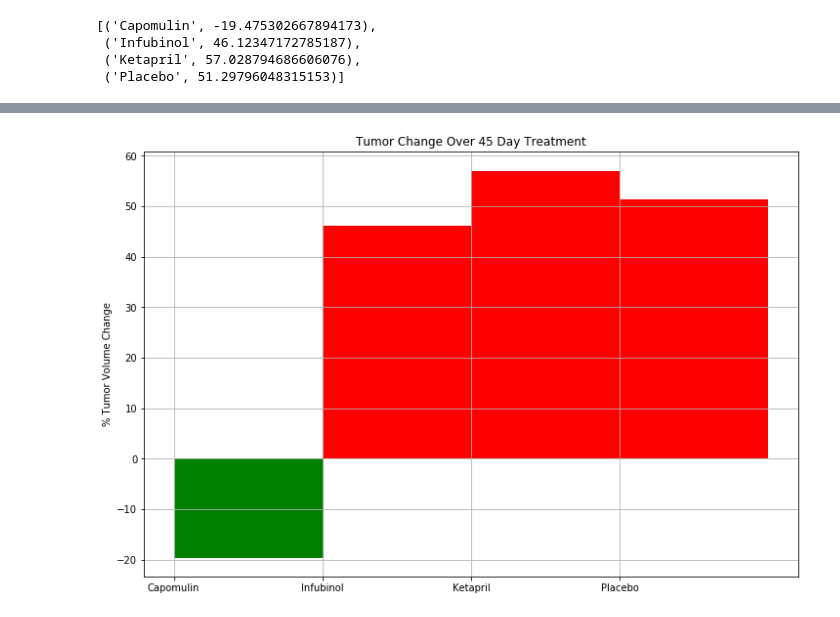
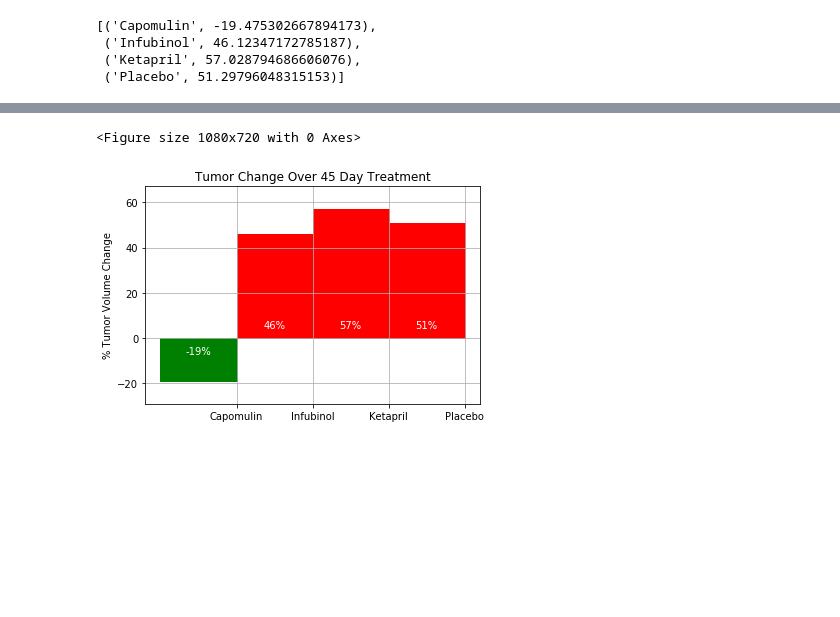
Before and after one commit to mitchellcapell95/matplotlib, a Jupyter notebook: Pymaceuticals.ipynb, the cells around one changed output, grey strips where cells are left out. Drawn from its saved outputs; the diff is of its cells as text; code cells hidden in the pictures; blank space fills up the shorter version.

```diff
--- a/Pymaceuticals.ipynb
+++ b/Pymaceuticals.ipynb
@@ -381,6 +379,6 @@ relevant_drugs_df
 # %%
 per_change_values = list(per_change)
-per_change_values2 = per_change_values[0],per_change_values[2],per_change_values[3],per_change_values[5]
+per_change_values2 = round(per_change_values[0]),round(per_change_values[2]),round(per_change_values[3]),round(per_change_values[5])
 per_change_values3 = list(per_change_values2)
 per_change_values3
 # %% [output]
@@ -434,15 +403,59 @@ plt.show()
-# %%
-plt.figure(figsize=(12, 8))
-barlist=plt.bar(drug_name3,per_change_values3,color='r',align="edge",width=1.0)
-
-barlist[0].set_color('g')
-
-plt.title('Tumor Change Over 45 Day Treatment')
-plt.ylabel('% Tumor Volume Change')
-plt.xticks(drug_name3,rotation=0)
-
-
-plt.grid()
-plt.show()
-# %% [output]
-[figure, removed]
+# %%
+
+
+plt.figure(figsize=(15, 10))
+
+fig, ax = plt.subplots()
+rects1 = ax.bar(drug_name3,per_change_values3,align='edge',width=1.0)
+
+for i in range(len(per_change_values3)):
+    if per_change_values3[i] < 0:
+        rects1[i].set_color('g')
+
+    else:
+        rects1[i].set_color('r')
+
+
+x = np.arange(1,len(drug_name3)+1)  # the label locations
+
+# Add some text for labels, title and custom x-axis tick labels, etc.
+
+ax.set_ylabel('% Tumor Volume Change')
+ax.set_title('Tumor Change Over 45 Day Treatment')
+ax.set_xticks(x)
+ax.set_xticklabels(drug_name3,rotation=0,ha='center')
+
+# Set the limits of the y axis
+plt.ylim(min(per_change_values3) - 10 , max(per_change_values3) + 10)
+
+
+def autolabel(rects):
+    """Attach a text label above each bar in *rects*, displaying its height."""
+    for rect in rects:
+        height = rect.get_height()
+        if height < 0:
+            ax.annotate('{0:.0%}'.format(height/100),
+                    xy=(rect.get_x() + rect.get_width() / 2, height),
+                    color='white', xytext=(0,35), # 3 points vertical offset
+                    textcoords="offset points",
+                    ha='center', va='top')
+
+        else:
+            ax.annotate('{0:.0%}'.format(height/100),
+                    xy=(rect.get_x() + rect.get_width() / 2, 50),
+                    color='white', xytext=(0,-105), # 3 points vertical offset
+                    textcoords="offset points",
+                    ha='center', va='bottom')
+
+
+autolabel(rects1)
+
+plt.grid()
+
+
+# Save the Figure
+plt.savefig("./Images/Tumor Change Over 45 Days.png")
+plt.show()
+# %% [output]
+<Figure size 1080x720 with 0 Axes>
+[figure, added]
```
Also changed, not shown: parts of 9 cells of this notebook, 4 other files.
